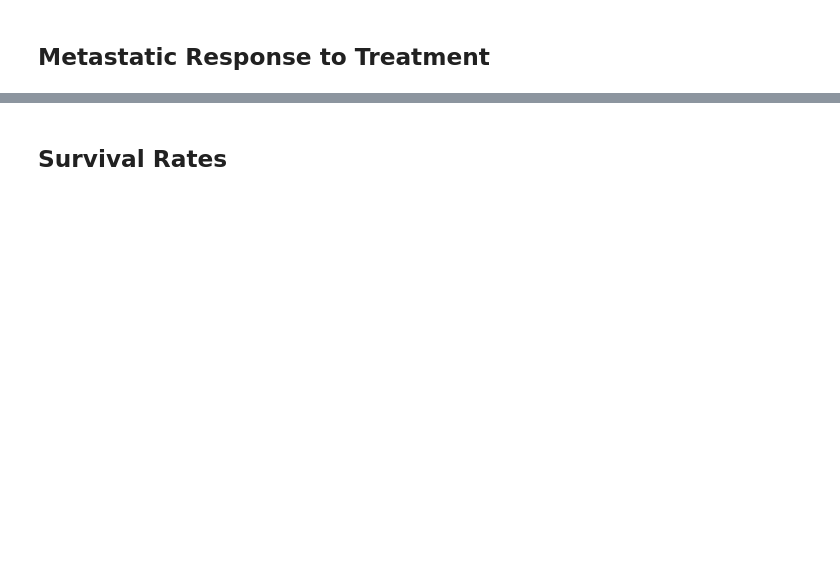
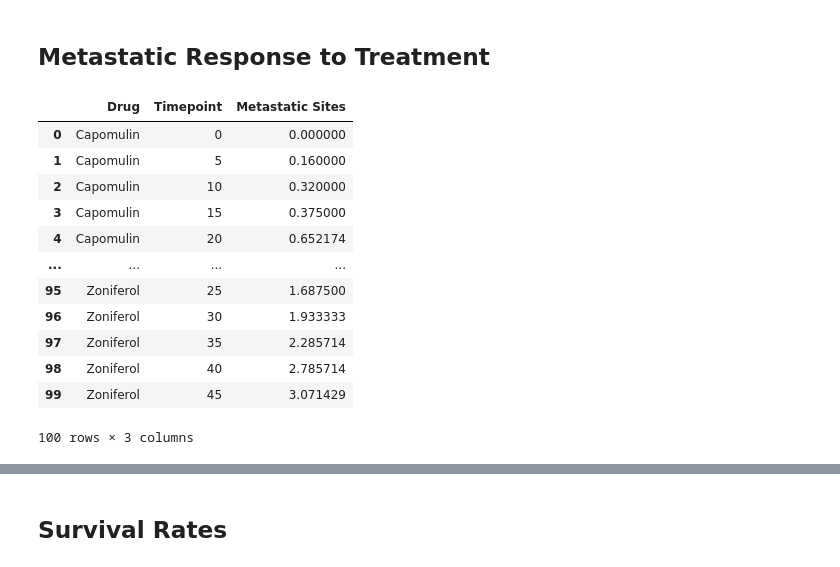
Before and after one commit to akfung/matplotlib-challenge, a Jupyter notebook: Pymaceuticals/pymaceuticals_starter.ipynb, the cells around one changed output, grey strips where cells are left out. Drawn from its saved outputs; the diff is of its cells as text; code cells hidden in the pictures; blank space fills up the shorter version.

```diff
--- a/Pymaceuticals/pymaceuticals_starter.ipynb
+++ b/Pymaceuticals/pymaceuticals_starter.ipynb
@@ -149,9 +148,27 @@ plt.show()
 ## Metastatic Response to Treatment
 # %%
 # Store the Mean Met. Site Data Grouped by Drug and Timepoint
+metastatic_by_drug = combined_df.groupby(["Drug", "Timepoint"]).mean()
+# Convert to DataFrame
+metastatic_by_drug = metastatic_by_drug.reset_index()
+del metastatic_by_drug['Tumor Volume (mm3)']
+metastatic_by_drug
 
-# Convert to DataFrame
 
 # Preview DataFrame
+# %% [output]
+|  | Drug | Timepoint | Metastatic Sites |
+| 0 | Capomulin | 0 | 0.000000 |
+| 1 | Capomulin | 5 | 0.160000 |
+| 2 | Capomulin | 10 | 0.320000 |
+| 3 | Capomulin | 15 | 0.375000 |
+| 4 | Capomulin | 20 | 0.652174 |
+| ... | ... | ... | ... |
+| 95 | Zoniferol | 25 | 1.687500 |
+| 96 | Zoniferol | 30 | 1.933333 |
+| 97 | Zoniferol | 35 | 2.285714 |
+| 98 | Zoniferol | 40 | 2.785714 |
+| 99 | Zoniferol | 45 | 3.071429 |
+100 rows × 3 columns
 # %%
 # Store the Standard Error associated with Met. Sites Grouped by Drug and Timepoint
```
Also changed, not shown: parts of 6 cells of this notebook, 2 other files.
